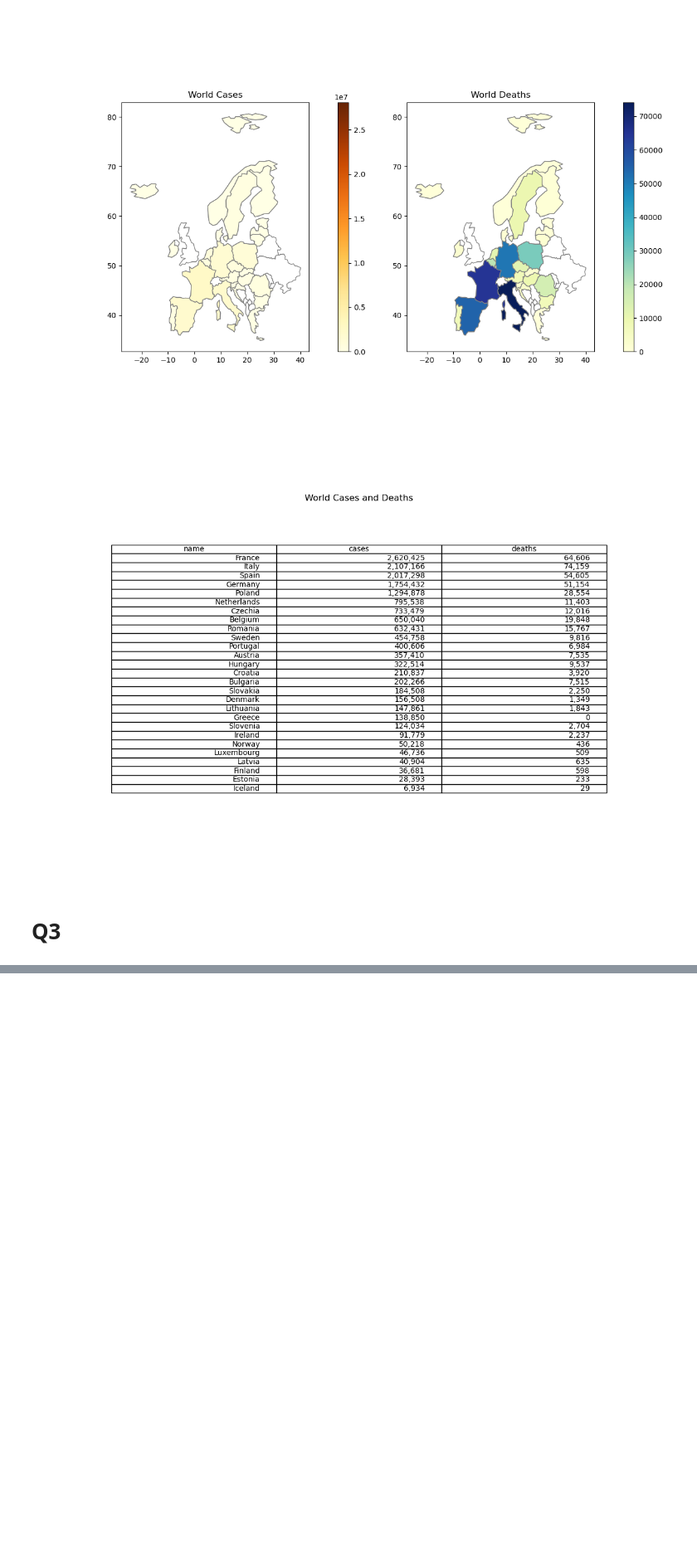
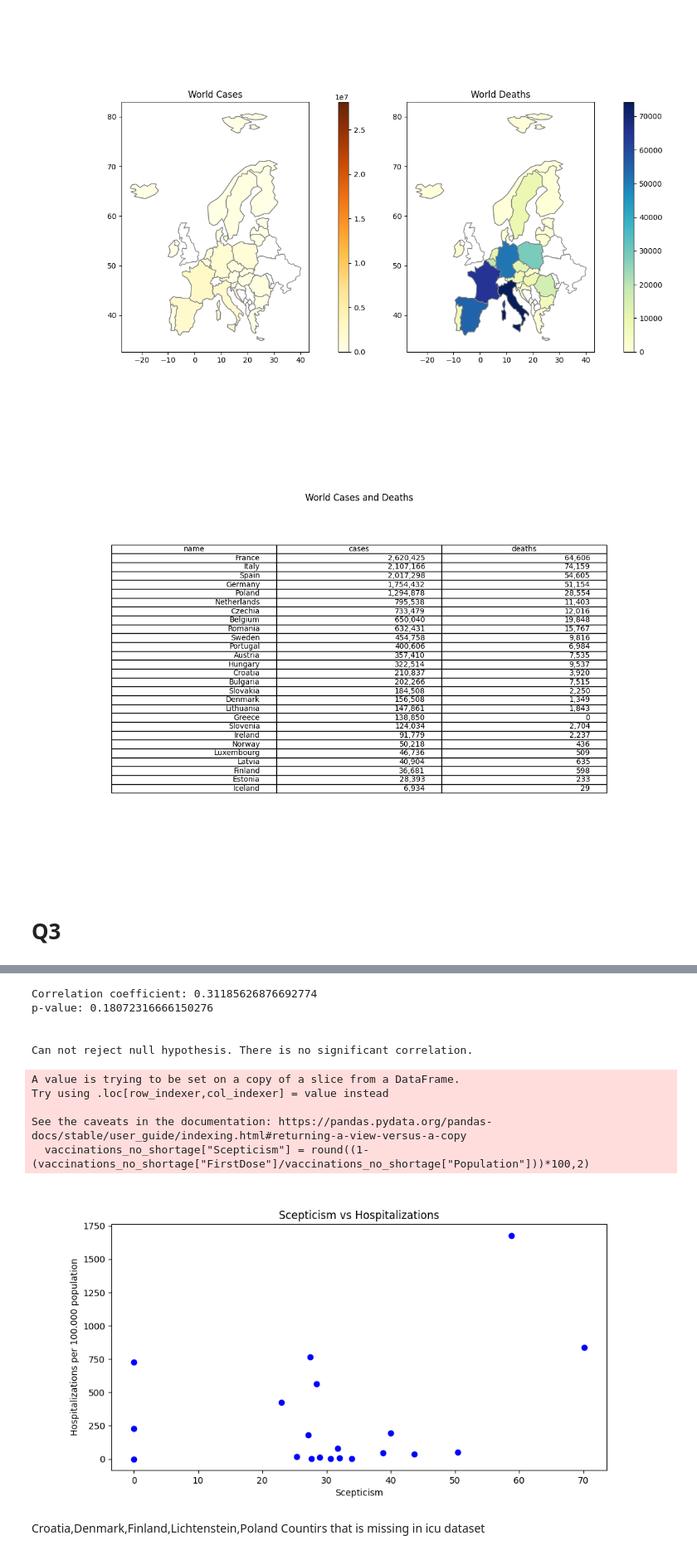
Before and after one commit to Klattraren/Intelligent-Data-Analysis-DV1597, a Jupyter notebook: assignment2.ipynb, the cells around one changed output, grey strips where cells are left out. Shown at 83% size. Saved outputs shown, nothing was run; the diff lists cells and outputs as text; code cells hidden in the pictures; blank space fills up the shorter version.

```diff
--- a/assignment2.ipynb
+++ b/assignment2.ipynb
@@ -525,0 +529,71 @@ Name: 1, dtype: object
+# %%
+new_cases_df_names = new_cases_df[["geoId","countriesAndTerritories"]].drop_duplicates() #Gets all names for ReportingCountry tag
+hospital_level = icu_df.groupby(["country", "year_week"]).agg({"value": "median"}).reset_index() #Gets all hospital data for each country and week
+
+vaccination_grouped = vaccination_df[vaccination_df["TargetGroup"]=="ALL"] #Gets all data for the ALL target group
+
+vaccination_grouped = vaccination_grouped.groupby(["ReportingCountry", "YearWeekISO"])[["ReportingCountry","YearWeekISO","NumberDosesReceived",'FirstDose', 'SecondDose', 'DoseAdditional1', 'DoseAdditional2', 'DoseAdditional3', 'DoseAdditional4', 'DoseAdditional5', 'UnknownDose', "Population"]].agg({"NumberDosesReceived": "sum", "FirstDose": "sum","SecondDose":"sum","DoseAdditional1":"sum","DoseAdditional2":"sum","DoseAdditional3":"sum","DoseAdditional4":"sum","DoseAdditional5":"sum","UnknownDose":"sum","Population":"first"}).reset_index() #Groups by country and week and sums the doses and tekes the first population value
+vaccination_grouped["Vaccinations_left_for_first"] = vaccination_grouped["NumberDosesReceived"]-vaccination_grouped["SecondDose"]-vaccination_grouped["DoseAdditional1"]-vaccination_grouped["DoseAdditional2"]-vaccination_grouped["DoseAdditional3"]-vaccination_grouped["DoseAdditional4"]-vaccination_grouped["DoseAdditional5"]-vaccination_grouped["UnknownDose"] #Calculates the number of vaccinations left for first dose
+vaccination_grouped  = vaccination_grouped.drop(columns=["SecondDose","DoseAdditional1","DoseAdditional2","DoseAdditional3","DoseAdditional4","DoseAdditional5","UnknownDose"]) #Drops the columns that are not needed anymore
+
+#Merges the vaccination data with the new cases data and the hospital data to get the countries names to be able to merge with icu data
+vaccination_grouped_merged =  vaccination_grouped.merge(new_cases_df_names, left_on="ReportingCountry", right_on="geoId", how="inner").drop(columns=["geoId"])
+
+#Merging data with hospital data to get hospitalazion values for each week and country
+vaccination_grouped_merged_hospital =  vaccination_grouped_merged.merge(hospital_level, left_on=["countriesAndTerritories","YearWeekISO"], right_on=["country","year_week"], how="inner").drop(columns=["year_week","countriesAndTerritories"])
+vaccination_grouped_merged_hospital = vaccination_grouped_merged_hospital.groupby("country").agg({"NumberDosesReceived": "sum", "FirstDose": "sum","Vaccinations_left_for_first":"sum","Population":"first","value": "median"}).reset_index() #Groups by country and week and sums the doses and tekes the first population va
+
+
+#Cheking if the number of vaccinations left for first dose is negative and if it is then there is a shortage of vaccines and we cant know if the country is sceptic or just dont have vaccine
+for index, row in vaccination_grouped_merged_hospital.iterrows():
+    if row['Vaccinations_left_for_first'] < 0:
+        vaccination_grouped_merged_hospital.loc[index, "Shortage of vaccine"] = "Yes"
+    else:
+        vaccination_grouped_merged_hospital.loc[index, "Shortage of vaccine"] = "No"
+
+#removing the countries with shortage of vaccines
+vaccinations_no_shortage = vaccination_grouped_merged_hospital[vaccination_grouped_merged_hospital["Shortage of vaccine"]=="No"]
+
+#calculating a scepticism value for each country in percentage
+vaccinations_no_shortage["Scepticism"] = round((1-(vaccinations_no_shortage["FirstDose"]/vaccinations_no_shortage["Population"]))*100,2)
+
+#removing the countries with negative scepticism since these countries are not sceptic at all
+for index, row in vaccinations_no_shortage.iterrows():
+    if row['Scepticism'] < 0:
+        vaccinations_no_shortage.at[index, "Scepticism"] = 0
+
+#creating a plot
+fig = plt.figure(figsize=(10,5))
+ax = fig.add_subplot()
+
+ax.set_title("Scepticism vs Hospitalizations")
+ax.set_xlabel("Scepticism")
+ax.set_ylabel("Hospitalizations per 100.000 population")
+ax.scatter(vaccinations_no_shortage["Scepticism"],vaccinations_no_shortage["value"], color="blue")
+
+correlation, p_value = pearsonr(vaccinations_no_shortage['Scepticism'], vaccinations_no_shortage['value'])
+print('Correlation coefficient:', correlation)
+print('p-value:', p_value)
+print("\n")
+
+alpha = 0.05  # significance level
+
+#H0 assumes no correlation between skepticism and value, while the alternative hypothesis H1 assumes a correlation exists.
+if p_value < alpha:
+    print('Rejected the null hypothesis. There is a significant correlation.')
+else:
+    print('Can not reject null hypothesis. There is no significant correlation.')
+# %% [output]
+Correlation coefficient: 0.31185626876692774
+p-value: 0.18072316666150276
+
+
+Can not reject null hypothesis. There is no significant correlation.
+A value is trying to be set on a copy of a slice from a DataFrame.
+Try using .loc[row_indexer,col_indexer] = value instead
+
+See the caveats in the documentation: https://pandas.pydata.org/pandas-docs/stable/user_guide/indexing.html#returning-a-view-versus-a-copy
+  vaccinations_no_shortage["Scepticism"] = round((1-(vaccinations_no_shortage["FirstDose"]/vaccinations_no_shortage["Population"]))*100,2)
+[figure, added]
+# %% [markdown]
+Croatia,Denmark,Finland,Lichtenstein,Poland Countirs that is missing in icu dataset
```
Also changed, not shown: parts of 4 cells of this notebook.
